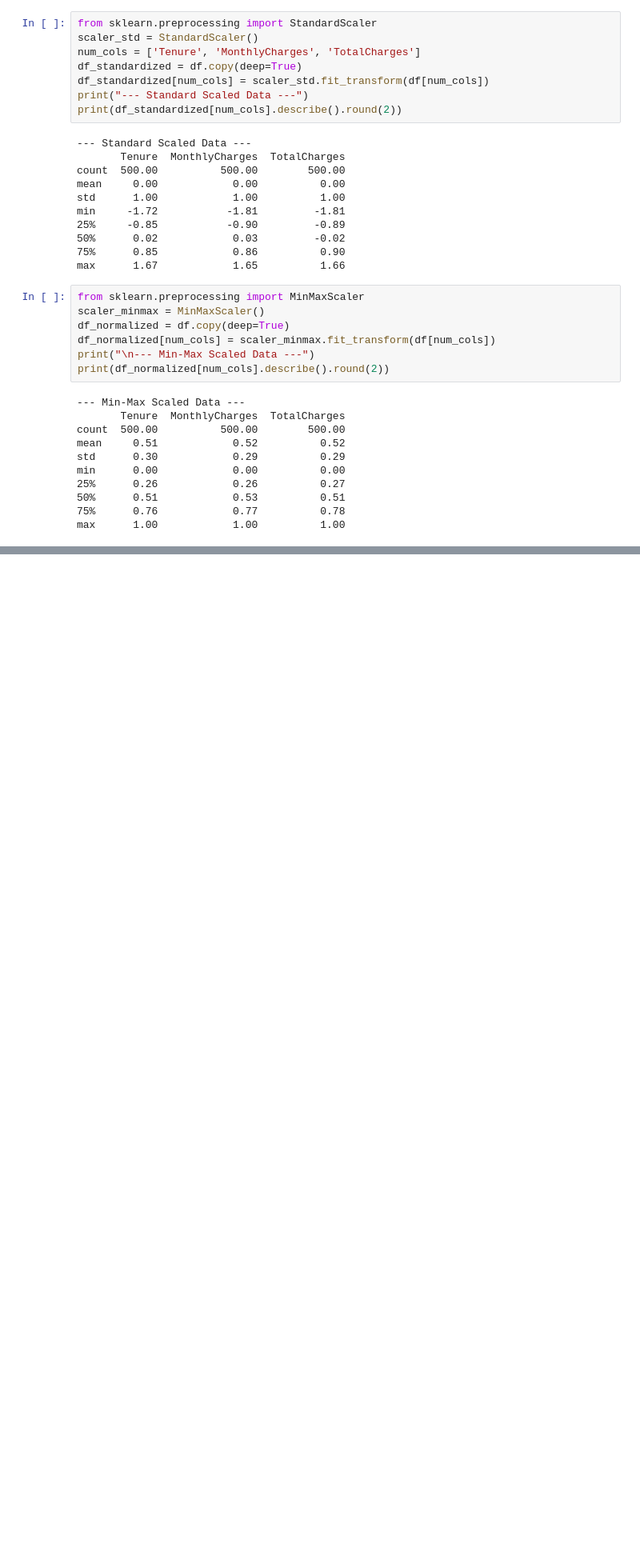
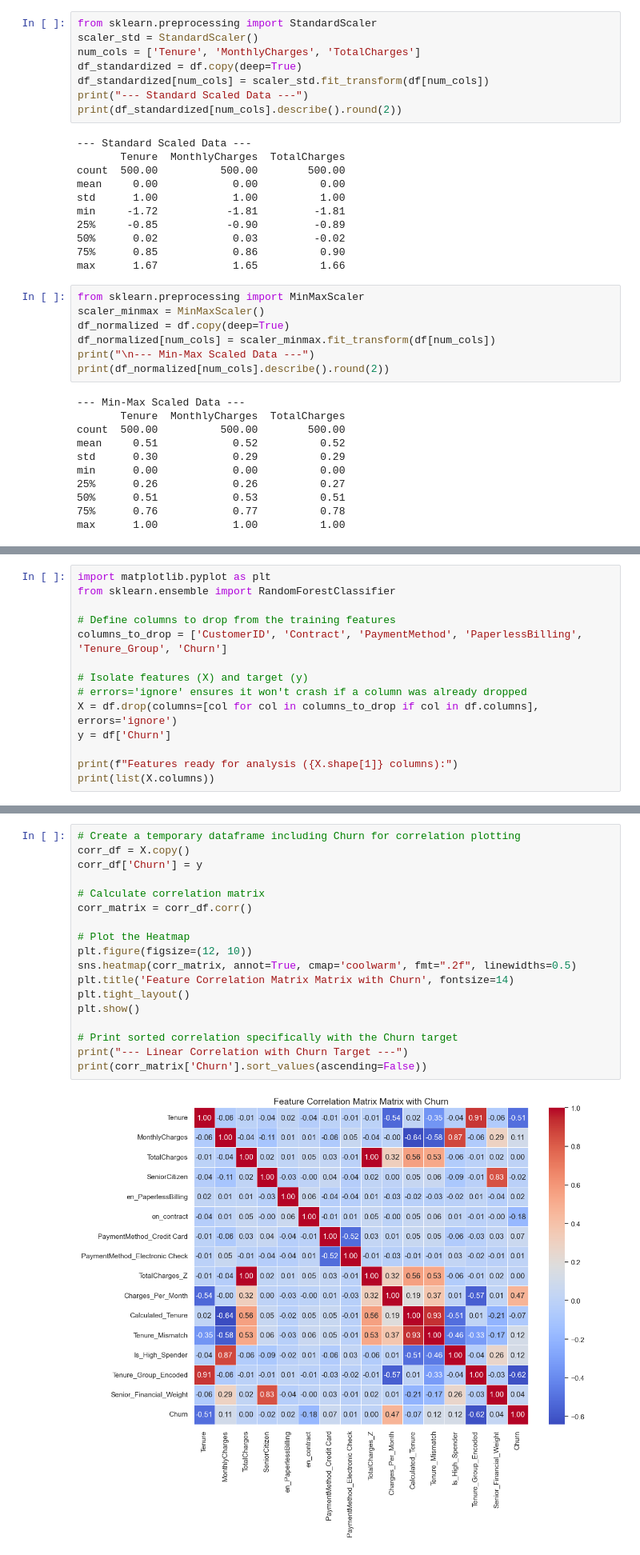
Before and after one commit to Mohith-151/Week-10, a Jupyter notebook: churn_prediction_pipeline.ipynb, the cells around one changed output, grey strips where cells are left out. Shown at 80% size. Drawn from its saved outputs; the diff is of its cells as text; blank space fills up the shorter version.

```diff
--- a/churn_prediction_pipeline.ipynb
+++ b/churn_prediction_pipeline.ipynb
@@ -172,0 +275,14 @@ max      1.00            1.00          1.00
+# %%
+import matplotlib.pyplot as plt
+from sklearn.ensemble import RandomForestClassifier
+
+# Define columns to drop from the training features
+columns_to_drop = ['CustomerID', 'Contract', 'PaymentMethod', 'PaperlessBilling', 'Tenure_Group', 'Churn']
+
+# Isolate features (X) and target (y)
+# errors='ignore' ensures it won't crash if a column was already dropped
+X = df.drop(columns=[col for col in columns_to_drop if col in df.columns], errors='ignore')
+y = df['Churn']
+
+print(f"Features ready for analysis ({X.shape[1]} columns):")
+print(list(X.columns))
@@ -172,0 +292,20 @@ max      1.00            1.00          1.00
+# %%
+# Create a temporary dataframe including Churn for correlation plotting
+corr_df = X.copy()
+corr_df['Churn'] = y
+
+# Calculate correlation matrix
+corr_matrix = corr_df.corr()
+
+# Plot the Heatmap
+plt.figure(figsize=(12, 10))
+sns.heatmap(corr_matrix, annot=True, cmap='coolwarm', fmt=".2f", linewidths=0.5)
+plt.title('Feature Correlation Matrix Matrix with Churn', fontsize=14)
+plt.tight_layout()
+plt.show()
+
+# Print sorted correlation specifically with the Churn target
+print("--- Linear Correlation with Churn Target ---")
+print(corr_matrix['Churn'].sort_values(ascending=False))
+# %% [output]
+[figure, added]
```
Also changed, not shown: parts of 10 cells of this notebook, 3 other files.
